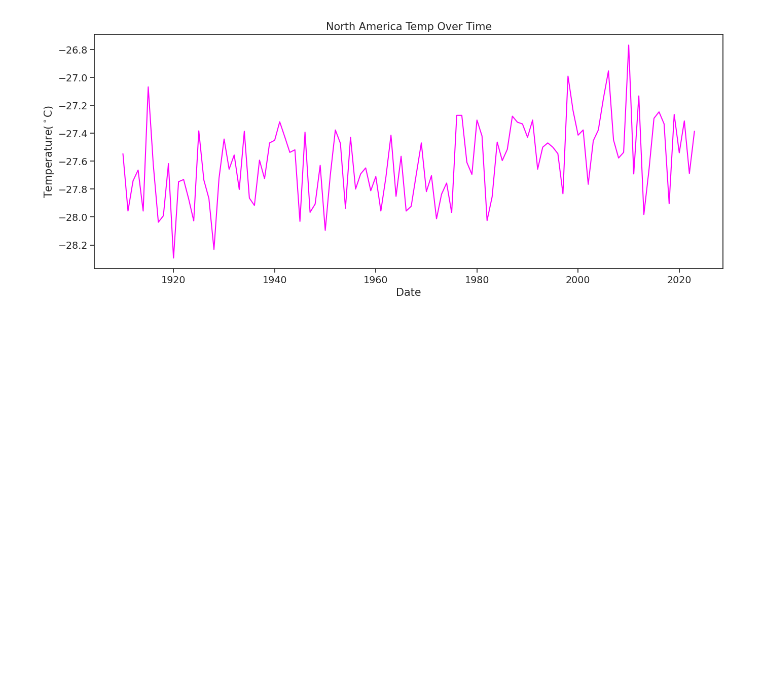
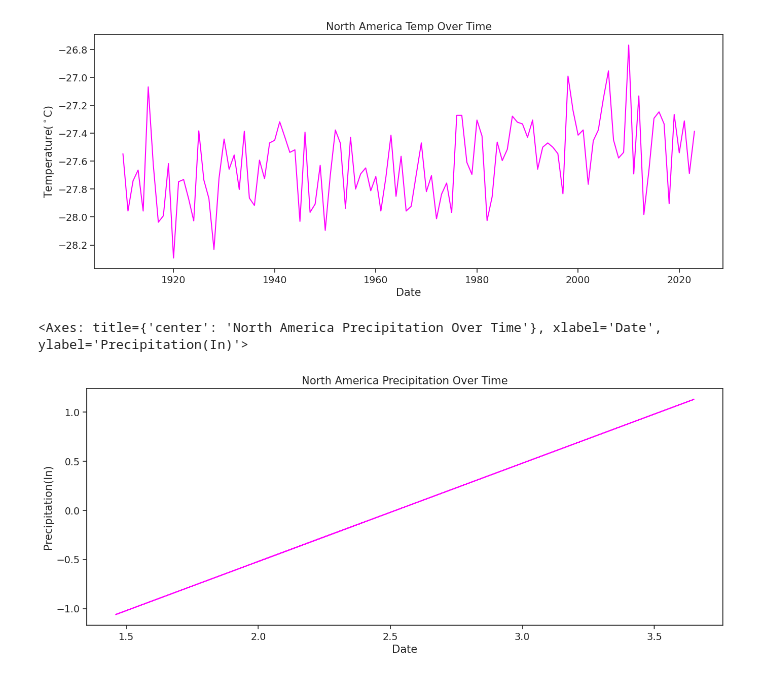
Before and after one commit to Doobernicus/get-started-with-reproducible-science-Doobernicus, a Jupyter notebook: get_started_with_open_reproducible_science.ipynb, the cells around one changed output. Drawn from its saved outputs; the diff is of its cells as text; code cells hidden in the pictures; blank space fills up the shorter version.

Commit message:
tried making a precipitaion graph, didnt work

```diff
--- a/get_started_with_open_reproducible_science.ipynb
+++ b/get_started_with_open_reproducible_science.ipynb
@@ -497,3 +497,18 @@ na_avg_temp_df.plot(
 # %% [output]
 <Axes: title={'center': 'North America Temp Over Time'}, xlabel='Date', ylabel='Temperature($^\\circ$C)'>
 [figure]
+# %%
+na_prec = ('https://www.ncei.noaa.gov/access/monitoring/climate-at-a-glance/national/time-series/110/pcp/1/4/1895-2023.csv?base_prd=true&begbaseyear=1901&endbaseyear=2000')
+na_prec
+# downloaded data with pandas
+na_prec_df = pd.read_csv(na_prec, header=4,
+                        names=['Date', 'Precip'])
+na_prec_df
+
+sns.set(font_scale=1.25, style = 'ticks')
+na_prec_df.plot(
+    x='Date', y='Precip', title= "North America Precipitation Over Time",
+    ylabel = "Precipitation(In)", xlabel = "Date", color = "magenta", figsize = (16, 6), legend = False)
+# %% [output]
+<Axes: title={'center': 'North America Precipitation Over Time'}, xlabel='Date', ylabel='Precipitation(In)'>
+[figure, added]
```
Also changed, not shown: parts of 2 cells of this notebook, 3 other files.
